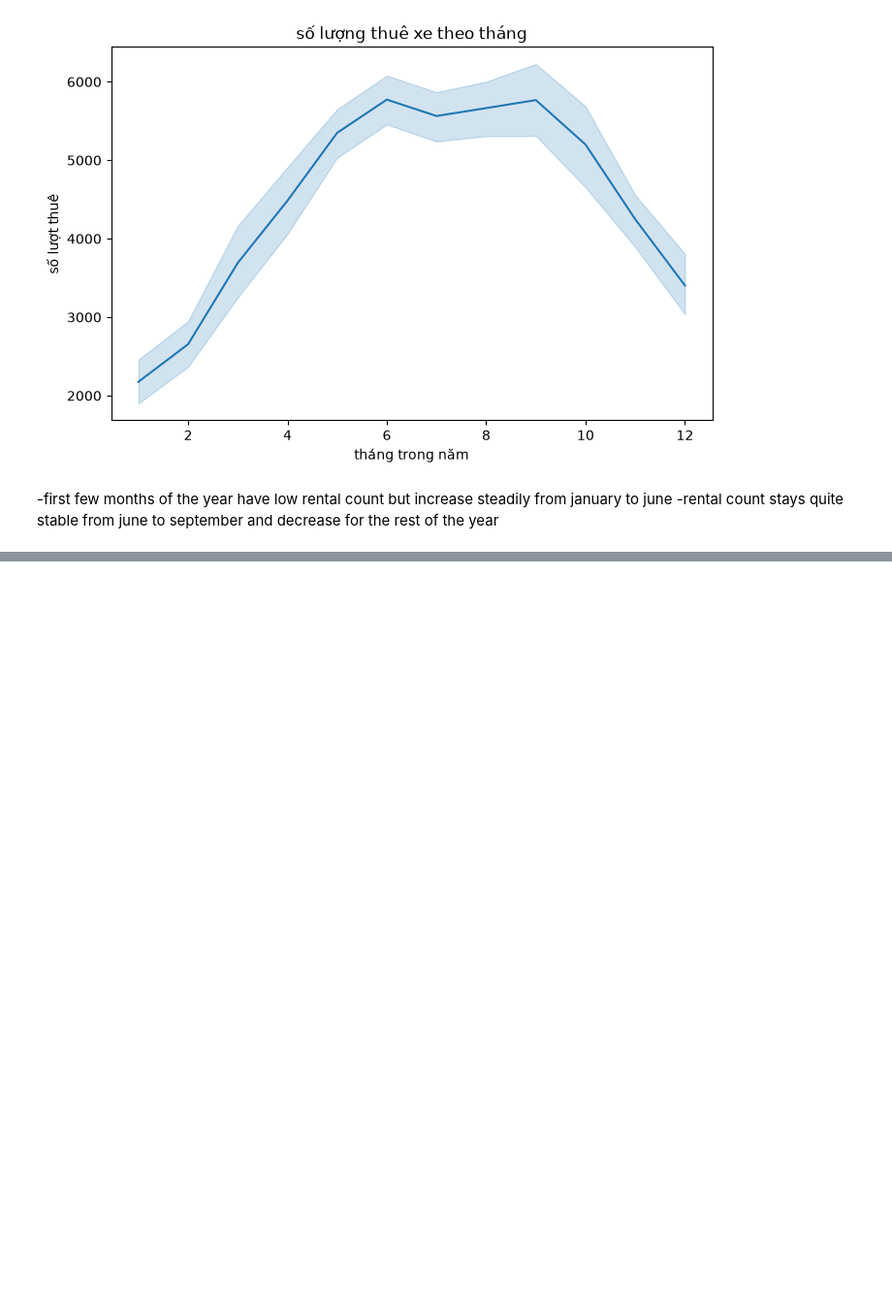
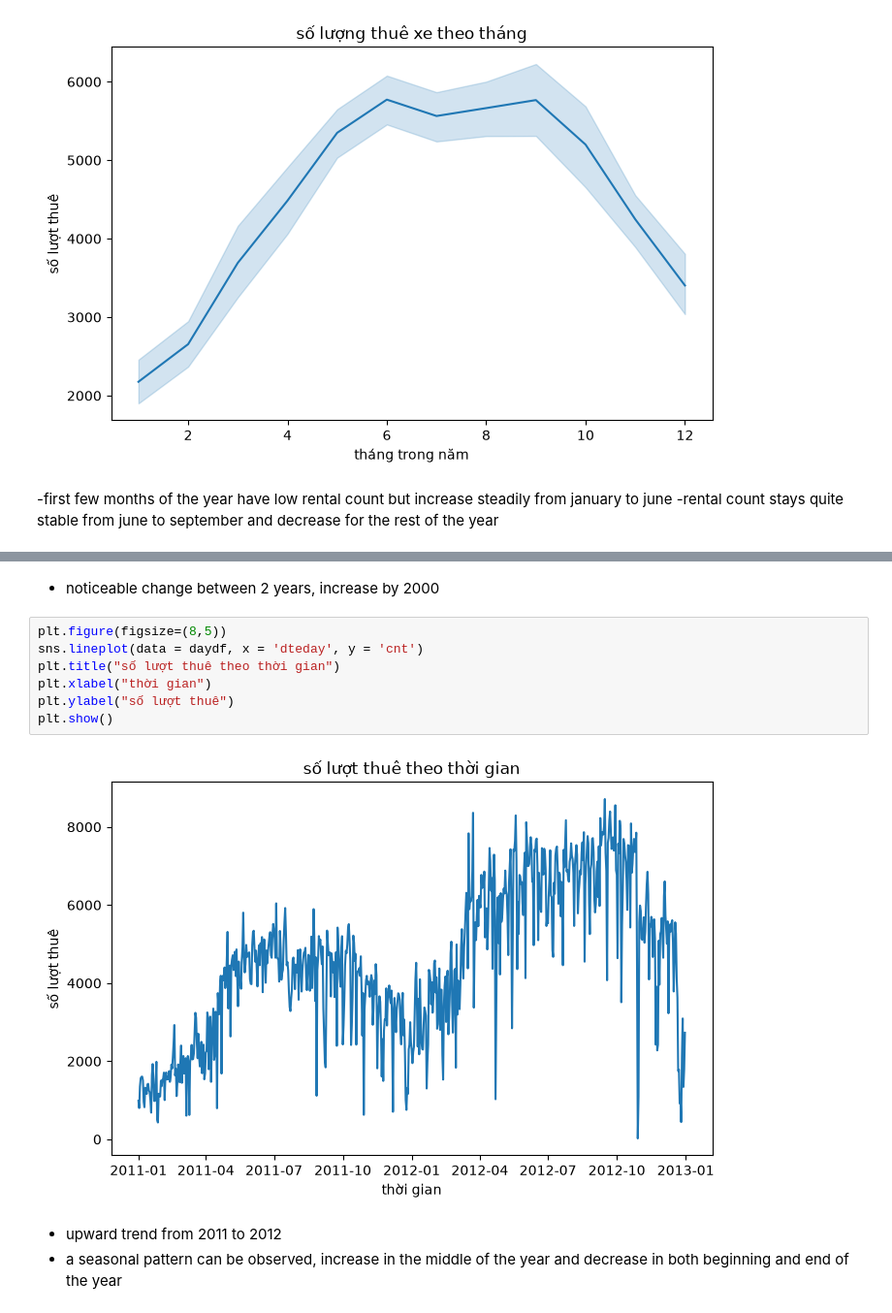
Before and after one commit to putindao/bike_sharing_forecast, a Jupyter notebook: notebook/EDA.ipynb, the cells around one changed output, grey strips where cells are left out. Shown at 97% size. Cells and saved outputs as stored; diff of their text form; blank space fills up the shorter version.

```diff
--- a/notebook/EDA.ipynb
+++ b/notebook/EDA.ipynb
@@ -198,0 +222,14 @@ plt.show()
+# %% [markdown]
+- noticeable change between 2 years, increase by 2000
+# %%
+plt.figure(figsize=(8,5))
+sns.lineplot(data = daydf, x = 'dteday', y = 'cnt')
+plt.title("số lượt thuê theo thời gian")
+plt.xlabel("thời gian")
+plt.ylabel("số lượt thuê")
+plt.show()
+# %% [output]
+[figure, added]
+# %% [markdown]
+- upward trend from 2011 to 2012
+- a seasonal pattern can be observed, increase in the middle of the year and decrease in both beginning and end of the year
```
Also changed, not shown: parts of 3 cells of this notebook.
